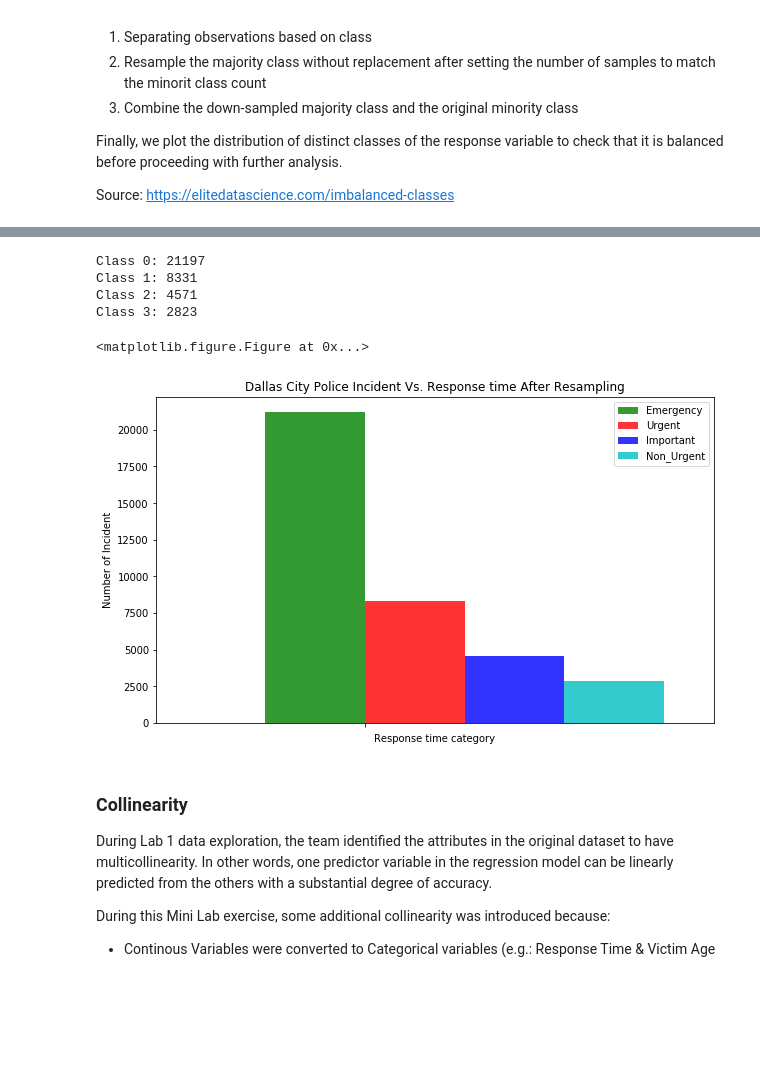
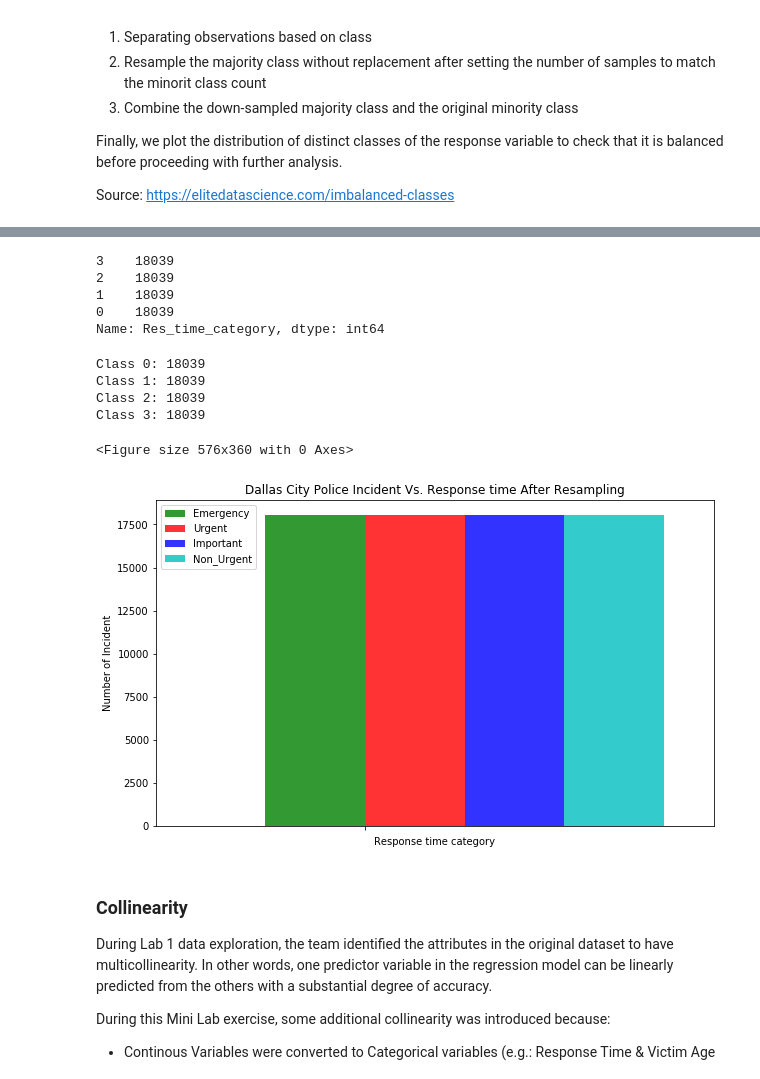
Before and after one commit to chaoshunh/MSDS7331-Data-Mining, a Jupyter notebook: In_depth_full/LAB 2 - CLASSIFICATION-OCT22.ipynb, the cells around one changed output, grey strips where cells are left out. Drawn from its saved outputs; the diff is of its cells as text; code cells hidden in the pictures; blank space fills up the shorter version.

Commit message:
Downsampling of Response Time Category

```diff
--- a/In_depth_full/LAB 2 - CLASSIFICATION-OCT22.ipynb
+++ b/In_depth_full/LAB 2 - CLASSIFICATION-OCT22.ipynb
@@ -330,4 +330,5 @@ plt.xticks(index + bar_width/2, (''))
 plt.legend()
 
 plt.show()
+incident_response_time_cat = incident.copy()
 # %% [output]
@@ -414,7 +423,41 @@ plt.show()
+# %%
+# Downsampling
+df_resp_cat_0 = incident_response_time_cat[incident_response_time_cat.Res_time_category==0]
+df_resp_cat_1 = incident_response_time_cat[incident_response_time_cat.Res_time_category==1]
+df_resp_cat_2 = incident_response_time_cat[incident_response_time_cat.Res_time_category==2]
+df_resp_cat_3 = incident_response_time_cat[incident_response_time_cat.Res_time_category==3]
+
+# Downsample majority class
+df_resp_downsampled_0 = resample(df_resp_cat_0,
+                                 replace=False,    # sample without replacement
+                                 n_samples=18039,  # to match minority class
+                                 random_state=123) # reproducible results
+
+df_resp_downsampled_1 = resample(df_resp_cat_1,
+                                 replace=False,    # sample without replacement
+                                 n_samples=18039,  # to match minority class
+                                 random_state=123) # reproducible results
+
+df_resp_downsampled_2 = resample(df_resp_cat_2,
+                                 replace=False,    # sample without replacement
+                                 n_samples=18039,  # to match minority class
+                                 random_state=123) # reproducible results
+
+# Combine minority class with downsampled majority class
+df_resp_downsampled = pd.concat([df_resp_downsampled_0, df_resp_downsampled_1, df_resp_downsampled_2, df_resp_cat_3])
+
+# Display new class counts
+df_resp_downsampled.Res_time_category.value_counts()
+# %% [output]
+3    18039
+2    18039
+1    18039
+0    18039
+Name: Res_time_category, dtype: int64
 # %%
 # Explore response variable distribution
 plt.figure(figsize=(8,5))
-target_count = df_downsampled.Res_time_category.value_counts()
+target_count = df_resp_downsampled.Res_time_category.value_counts()
 print('Class 0:', target_count[0])
 print('Class 1:', target_count[1])
 print('Class 2:', target_count[2])
@@ -429,10 +472,10 @@ print('Class 3:', target_count[3])
 
 # data to plot
 n_groups = 1
-Emergent=df_downsampled.Res_time_category.value_counts()[0]
-Urgent=df_downsampled.Res_time_category.value_counts()[1]
-Important=df_downsampled.Res_time_category.value_counts()[2]
-Non_Urgent=df_downsampled.Res_time_category.value_counts()[3]
+Emergent=df_resp_downsampled.Res_time_category.value_counts()[0]
+Urgent=df_resp_downsampled.Res_time_category.value_counts()[1]
+Important=df_resp_downsampled.Res_time_category.value_counts()[2]
+Non_Urgent=df_resp_downsampled.Res_time_category.value_counts()[3]
 
 # create plot
 index = np.arange(n_groups)
@@ -441,39 +484,39 @@ opacity = 0.8
 plt.figure(figsize=(10,6))
 plt.bar(index, Emergent, bar_width,
                  alpha=opacity,
                  color='g',
                  label='Emergency')
 
 plt.bar(index + bar_width, Urgent, bar_width,
                  alpha=opacity,
                  color='r',
                  label='Urgent')
 
 plt.bar(index + bar_width+ 0.5, Important, bar_width,
                  alpha=opacity,
                  color='b',
                  label='Important')
 
 plt.bar(index + bar_width+ 1.0 , Non_Urgent, bar_width,
                  alpha=opacity,
                  color='c',
                  label='Non_Urgent')
 
 plt.xlabel('Response time category')
 plt.ylabel('Number of Incident')
 plt.title('Dallas City Police Incident Vs. Response time After Resampling')
 plt.xlim(-0.8, 2)
 plt.xticks(index + bar_width/2, (''))
 plt.legend()
 
 plt.show()
 # %% [output]
-Class 0: 21197
-Class 1: 8331
-Class 2: 4571
-Class 3: 2823
+Class 0: 18039
+Class 1: 18039
+Class 2: 18039
+Class 3: 18039
-<matplotlib.figure.Figure at 0x...>
+<Figure size 576x360 with 0 Axes>
-[figure, old version]
+[figure, new version]
 # %%
 # copy the down sampled dataset to the original incident data frame and continue the analysis
 incident= df_downsampled.copy()
```
Also changed, not shown: parts of 28 cells of this notebook.
